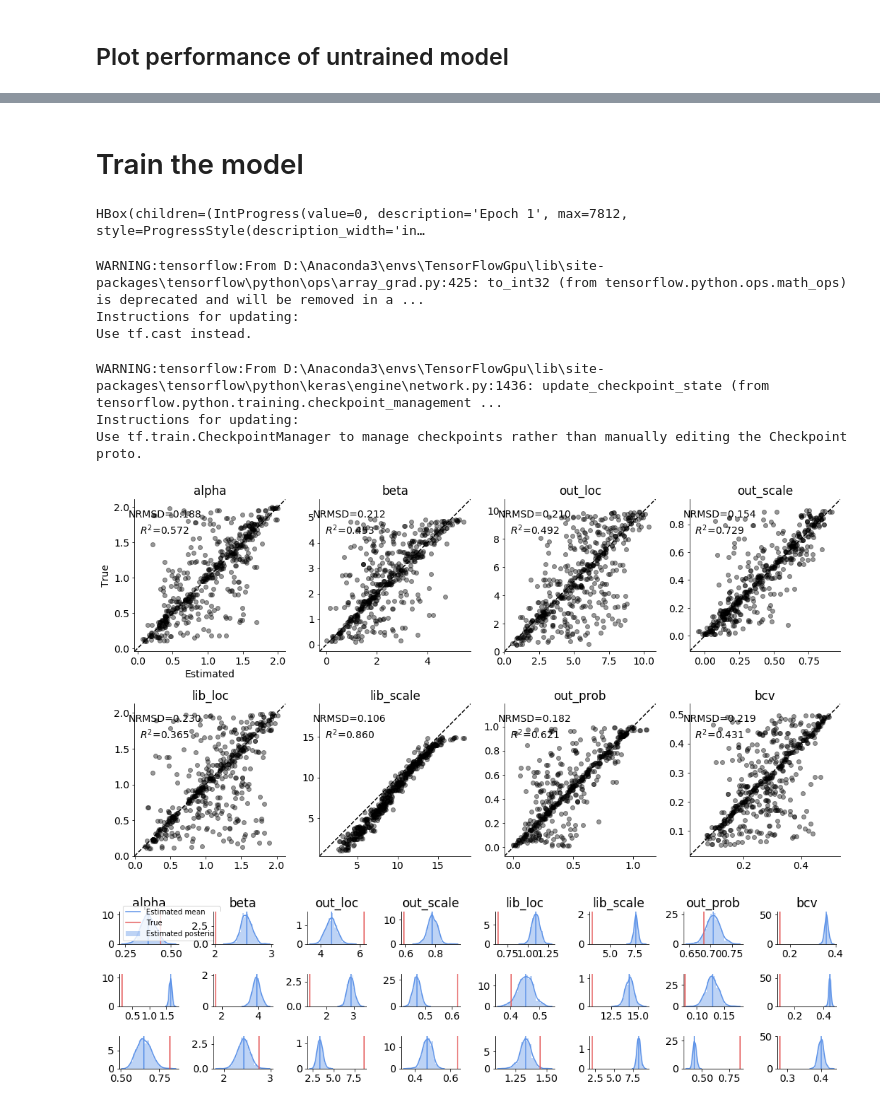
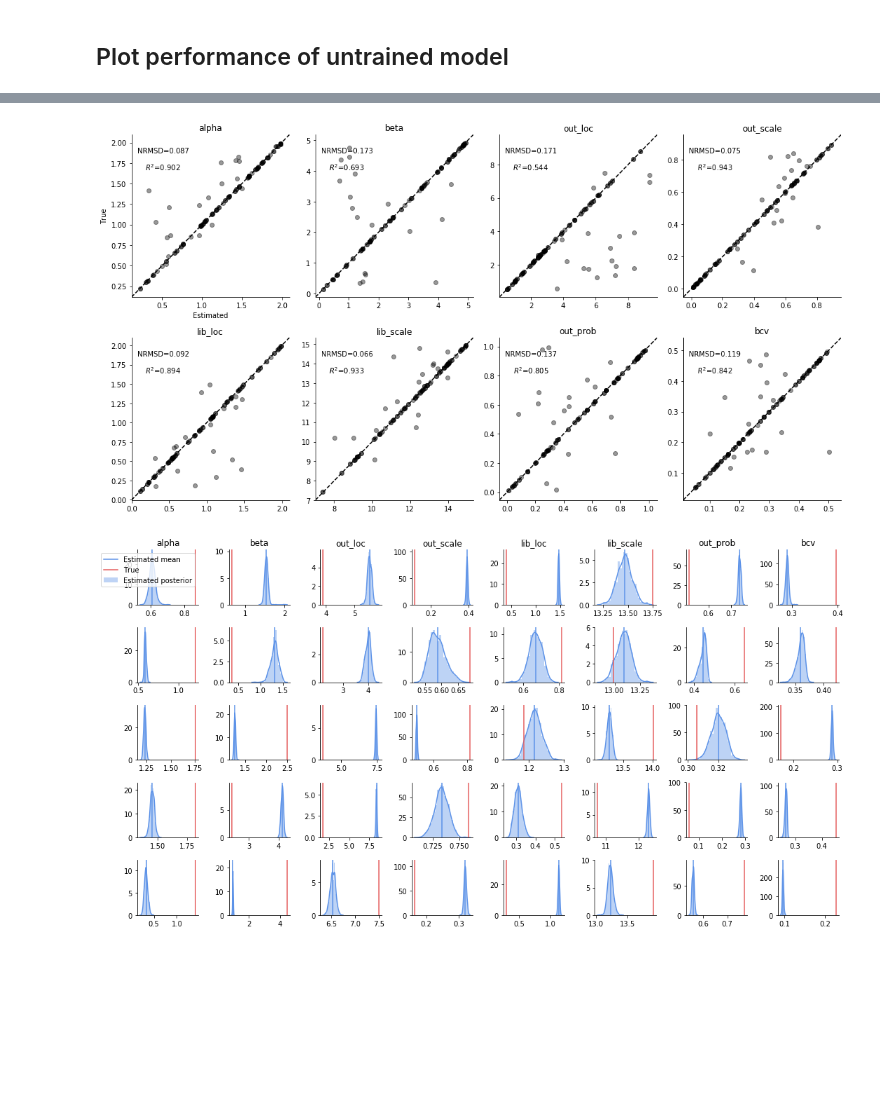
Before and after one commit to stefanradev93/cINN, a Jupyter notebook: 20190612_Splatter_cINN_Example.ipynb, the cells around one changed output, grey strips where cells are left out. Drawn from its saved outputs; the diff is of its cells as text; code cells hidden in the pictures; blank space fills up the shorter version.

```diff
--- a/20190612_Splatter_cINN_Example.ipynb
+++ b/20190612_Splatter_cINN_Example.ipynb
@@ -186,4 +198,12 @@ class RNADataLoader:
         return self._load_next()
+# %%
+def remove_implausible(X_batch, theta_batch, zeros_tolerated=1000):
+    """Removes implausible simulated matrices from batch."""
+
+    plausible = tf.reduce_sum(tf.cast(tf.equal(X_batch, 0.), tf.int32), axis=(1, 2)) < zeros_tolerated
+    X_batch_plausible = tf.boolean_mask(X_batch, plausible, axis=0)
+    theta_batch_plausible = tf.boolean_mask(theta_batch, plausible, axis=0)
+    return X_batch_plausible, theta_batch_plausible
 # %% [markdown]
 # Initialization
 # %%
@@ -202,7 +222,7 @@ n_sim_chunk = 5000
 param_names = ['alpha', 'beta', 'out_loc', 'out_scale',
                'lib_loc', 'lib_scale', 'out_prob', 'bcv']
 theta_dim = 8
-global_step = tfe.Variable(0, dtype=tf.int32)
+#global_step = tfe.Variable(0, dtype=tf.int32)
 batch_size = 32
 epochs = 10
 n_inv_blocks = 10
@@ -220,6 +240,8 @@ data_loader  = RNADataLoader(batch_size, data_path, normalize=True)
 ## Create a test set
 # %%
 X_test, theta_test = data_loader.load_test(n_test=500, path=data_path)
+# %%
+X_test_plausible, theta_test_plausible = remove_implausible(X_test, theta_test, 1000)
 # %%
 summary_net = ResidualNetwork()
 model = DeepConditionalModel(inv_meta, n_inv_blocks, theta_dim, summary_net=summary_net, permute=True)
@@ -228,0 +257,8 @@ optimizer = tf.train.AdamOptimizer(learning_rate=learning_rate)
+# %%
+for ep in range(1, epochs+1):
+    with tqdm(total=n_chunks * n_sim_chunk // batch_size, desc='Epoch {}'.format(ep)) as p_bar:
+        for chunk in data_loader:
+            losses = train_loop_dataset(model, optimizer, chunk, batch_size, p_bar,
+                                        clip_value=clip_value, global_step=global_step, transform=remove_implausible)
+            plot_true_est_scatter(model, X_test_plausible, theta_test_plausible,
+                                  n_samples_posterior, param_names, figsize=(15, 8))
@@ -233,28 +278,10 @@ plot_true_est_scatter(model, X_test, theta_test, n_samples_posterior, param_name
-# %% [markdown]
-# Train the model
-# %%
-for ep in range(1, epochs+1):
-    with tqdm(total=n_chunks * n_sim_chunk // batch_size, desc='Epoch {}'.format(ep)) as p_bar:
-        for chunk in data_loader:
-            losses = train_loop_dataset(model, optimizer, chunk, batch_size,
-                                        p_bar, clip_value=clip_value, global_step=global_step)
-# %% [output]
-HBox(children=(IntProgress(value=0, description='Epoch 1', max=7812, style=ProgressStyle(description_width='in…
-WARNING:tensorflow:From D:\Anaconda3\envs\TensorFlowGpu\lib\site-packages\tensorflow\python\ops\array_grad.py:425: to_int32 (from tensorflow.python.ops.math_ops) is deprecated and will be removed in a ...
-Instructions for updating:
-Use tf.cast instead.
-# %%
-model.save_weights('models/seqrna_test')
-# %% [output]
-WARNING:tensorflow:From D:\Anaconda3\envs\TensorFlowGpu\lib\site-packages\tensorflow\python\keras\engine\network.py:1436: update_checkpoint_state (from tensorflow.python.training.checkpoint_management ...
-Instructions for updating:
-Use tf.train.CheckpointManager to manage checkpoints rather than manually editing the Checkpoint proto.
 # %%
-plot_true_est_scatter(model, X_test, theta_test, 2, param_names, figsize=(15, 8))
+plot_true_est_scatter(model, X_test_plausible, theta_test_plausible,
+                      n_samples_posterior, param_names, figsize=(15, 8))
 # %% [output]
-[figure, old version]
+[figure, new version]
 # %%
 plot_true_est_posterior(model, n_samples=1000, param_names=param_names,
-                        X_test=X_test[:3], theta_test=theta_test[:3], figsize=(15, 4))
+                        X_test=X_test_plausible[:5], theta_test=theta_test_plausible[:5], figsize=(15, 8))
 # %% [output]
-[figure, old version]
+[figure, new version]
```
Also changed, not shown: parts of 9 cells of this notebook, 2 other files.
